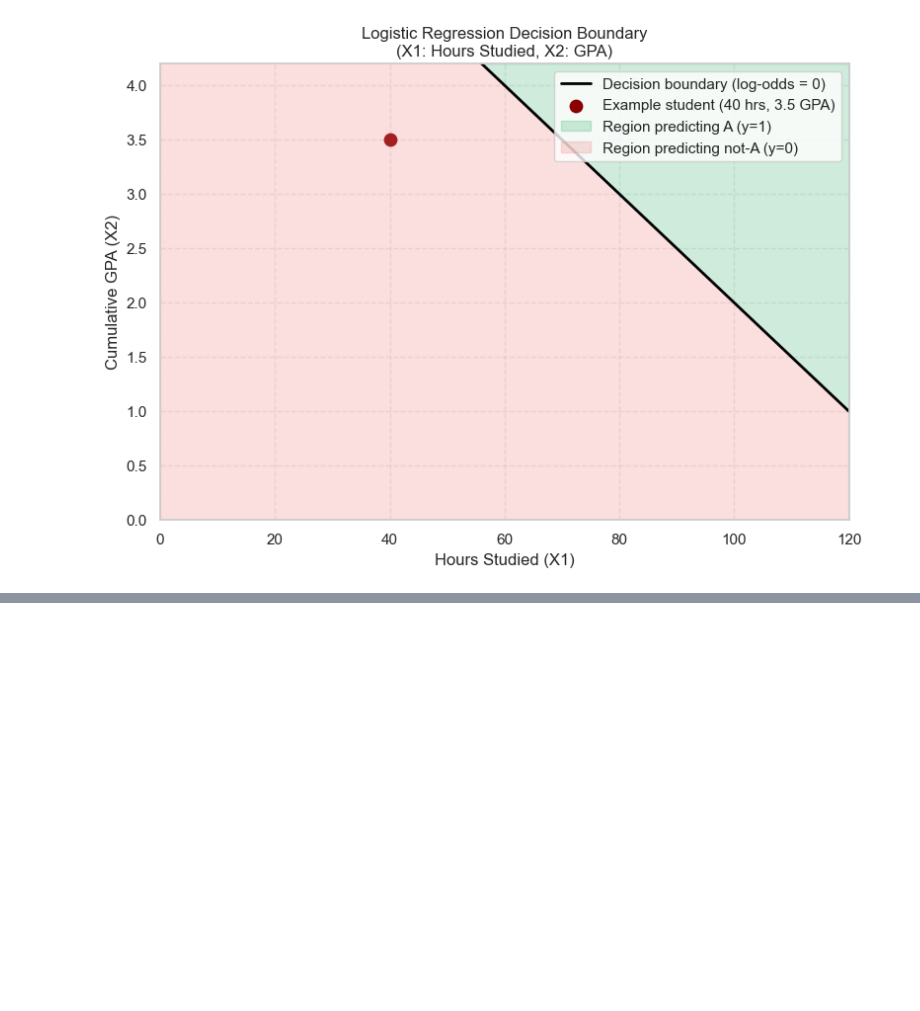
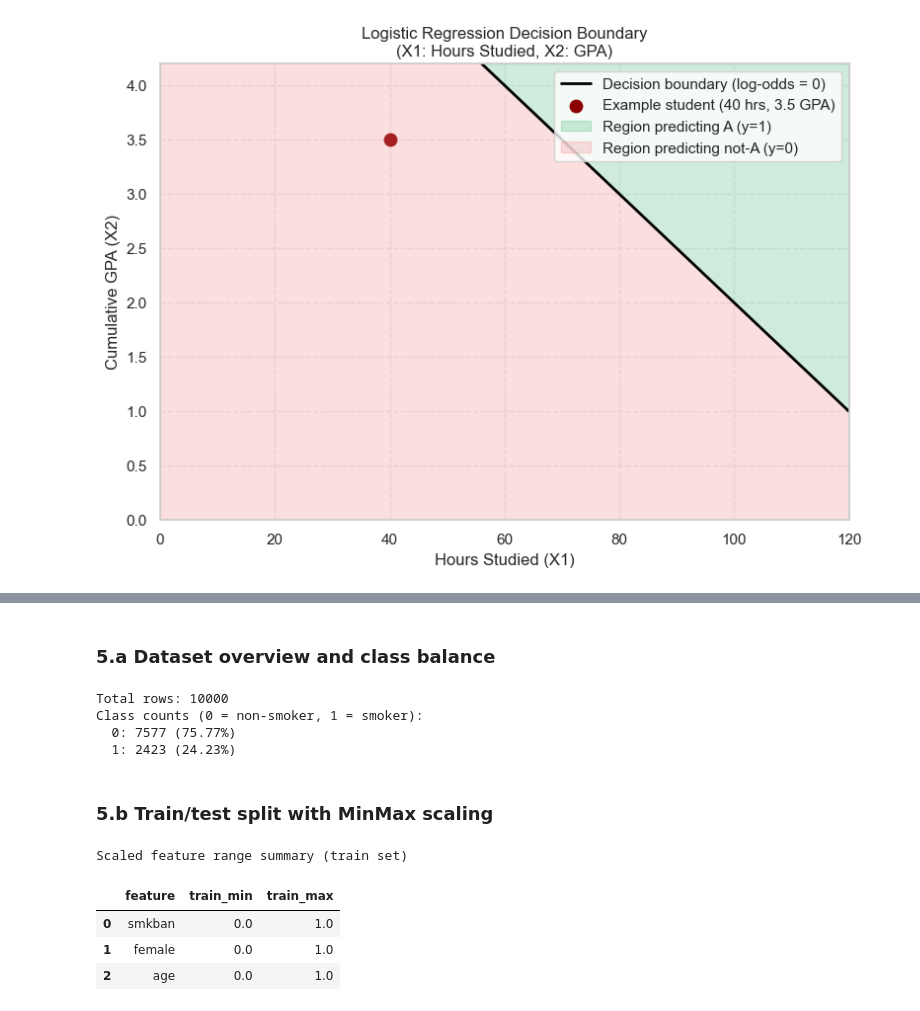
Before and after one commit to albertoquiroga-ctrl/exchange-data-concepts, a Jupyter notebook: Assignment 2.ipynb, the cells around one changed output, grey strips where cells are left out. Drawn from its saved outputs; the diff is of its cells as text; code cells hidden in the pictures; blank space fills up the shorter version.

```diff
--- a/Assignment 2.ipynb
+++ b/Assignment 2.ipynb
@@ -198,0 +292,54 @@ Part (c)
+# %% [markdown]
+### 5.a Dataset overview and class balance
+# %%
+# Part (a) - dataset overview for logistic regression
+# Focus on the three requested predictors plus the binary target.
+feature_cols = ["smkban", "female", "age"]
+target_col = "smoker"
+
+num_rows = len(smoking_df)
+class_counts = smoking_df[target_col].value_counts().sort_index()
+
+print(f"Total rows: {num_rows}")
+print("Class counts (0 = non-smoker, 1 = smoker):")
+for cls_value, count in class_counts.items():
+    share = count / num_rows
+    print(f"  {cls_value}: {count} ({share:.2%})")
+# %% [output]
+Total rows: 10000
+Class counts (0 = non-smoker, 1 = smoker):
+  0: 7577 (75.77%)
+  1: 2423 (24.23%)
+# %% [markdown]
+### 5.b Train/test split with MinMax scaling
+# %%
+# Part (b) - split and scale features
+# Keep stratified sampling to preserve the original class balance.
+X = smoking_df[feature_cols]
+y = smoking_df[target_col]
+
+X_train, X_test, y_train, y_test = train_test_split(
+    X, y, test_size=0.20, random_state=2025, stratify=y
+)
+
+scaler = MinMaxScaler()
+X_train_scaled = scaler.fit_transform(X_train)
+X_test_scaled = scaler.transform(X_test)
+
+# Capture min/max values for transparency after scaling.
+X_train_scaled_df = pd.DataFrame(X_train_scaled, columns=feature_cols, index=X_train.index)
+X_test_scaled_df = pd.DataFrame(X_test_scaled, columns=feature_cols, index=X_test.index)
+
+scaling_summary = pd.DataFrame({
+    "feature": feature_cols,
+    "train_min": X_train_scaled_df.min().values,
+    "train_max": X_train_scaled_df.max().values,
+})
+print("Scaled feature range summary (train set)")
+display(scaling_summary)
+# %% [output]
+Scaled feature range summary (train set)
+|  | feature | train_min | train_max |
+| 0 | smkban | 0.0 | 1.0 |
+| 1 | female | 0.0 | 1.0 |
+| 2 | age | 0.0 | 1.0 |
```
Also changed, not shown: parts of 21 cells of this notebook.
